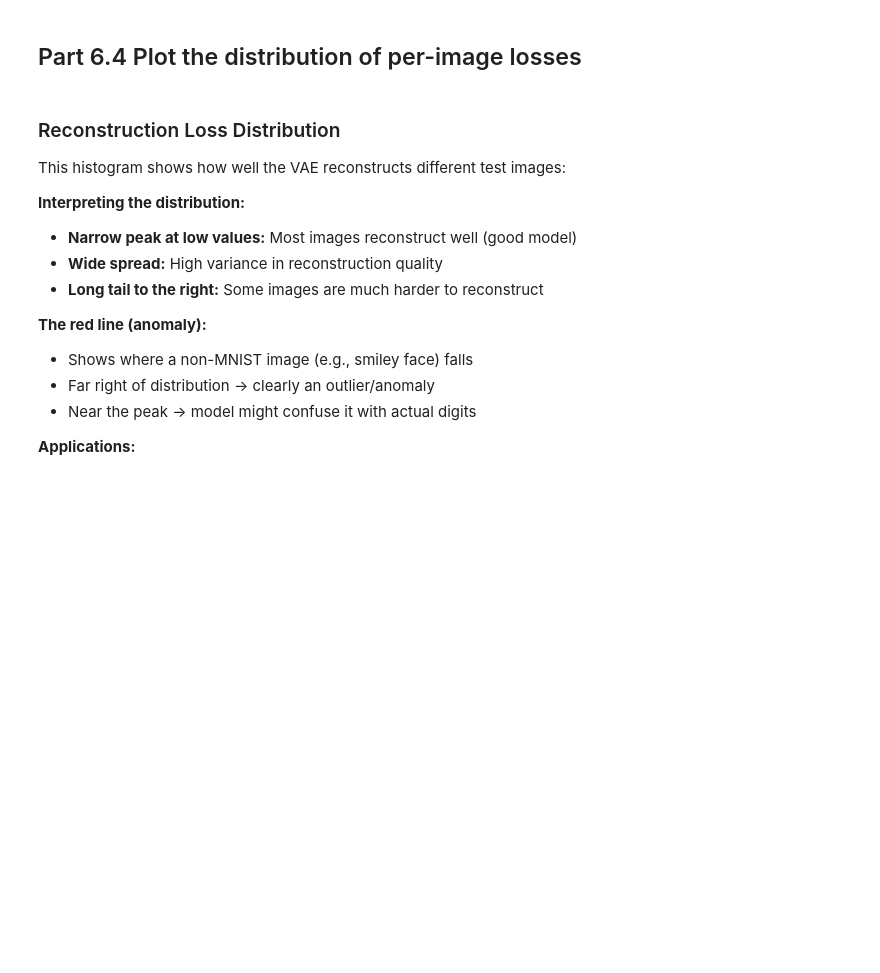
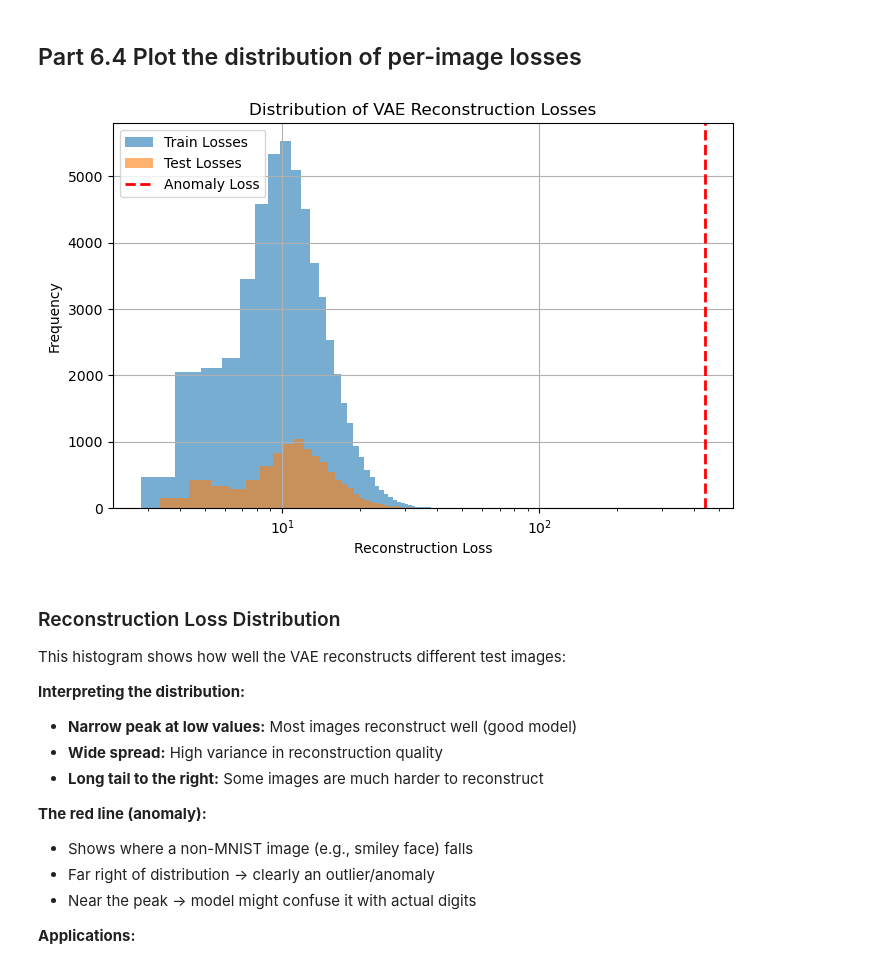
Before and after one commit to seancanobrien/AGQ-computing-2026, a Jupyter notebook: Week3/CNN_VAE_Questions.ipynb, the cells around one changed output. Saved outputs shown, nothing was run; the diff lists cells and outputs as text; code cells hidden in the pictures; blank space fills up the shorter version.

```diff
--- a/Week3/CNN_VAE_Questions.ipynb
+++ b/Week3/CNN_VAE_Questions.ipynb
@@ -1227,10 +1260,10 @@ with torch.no_grad():
             # This time we want to track which number ended up where in the latent-space
             x = x.to(device).unsqueeze(0)
 
-            ## FINISH_ME ##
+            reconstructed, mu, logvar = vae(x)
+            z = VAE.reparameterize(mu, logvar)
 
-            img_loss = ## FINISH_ME ##
-
+            img_loss, _ = loss_function(reconstructed, x, mu, logvar)
             train_all_losses.append(img_loss.item())
 
             # Store the vectors and labels for plotting
@@ -1243,9 +1276,10 @@ with torch.no_grad():
             # This time we want to track which number ended up where in the latent-space
             x = x.to(device).unsqueeze(0)
 
-            ## FINISH_ME ##
+            reconstructed, mu, logvar = vae(x)
+            z = VAE.reparameterize(mu, logvar)
 
-            img_loss = ## FINISH_ME ##
+            img_loss, _ = loss_function(reconstructed, x, mu, logvar)
             test_all_losses.append(img_loss.item())
 
             # Store the vectors and labels for plotting
@@ -1286,11 +1320,32 @@ This function demonstrates using the VAE for anomaly detection:
 # %%
 # Let's plot the distribution of losses for the whole test dataset,
 # and compare it to the total loss for the anomaly (the smiley face image).
 # Plot a histogram of train_all_losses and test_all_losses on the same figure, in two different colors, using plt.hist
 #     It's helpful to use a log scale.
 # Plot a red vertical line at the location of the total loss for the anomaly, using plt.axvline
 
-## FINISH_ME ##
+plt.figure(figsize=(8, 5))
+
+# Plot histograms
+plt.hist(train_all_losses, bins=50, alpha=0.6, label="Train Losses")
+plt.hist(test_all_losses, bins=50, alpha=0.6, label="Test Losses")
+
+# Plot anomaly loss line
+plt.axvline(anomaly_loss, linestyle='--', linewidth=2, color='red', label="Anomaly Loss")
+
+# Log scale helps visualize tail behavior
+plt.xscale("log")
+
+plt.xlabel("Reconstruction Loss")
+plt.ylabel("Frequency")
+plt.title("Distribution of VAE Reconstruction Losses")
+
+plt.legend()
+plt.grid(True)
+
+plt.show()
+# %% [output]
+[figure, added]
 # %% [markdown]
 ### Reconstruction Loss Distribution
 
```
Also changed, not shown: parts of 15 cells of this notebook, 2 other files.
